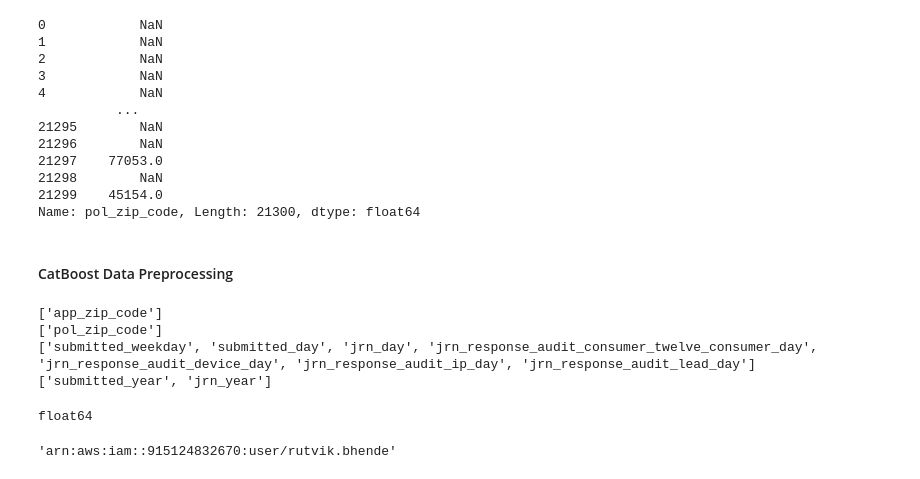
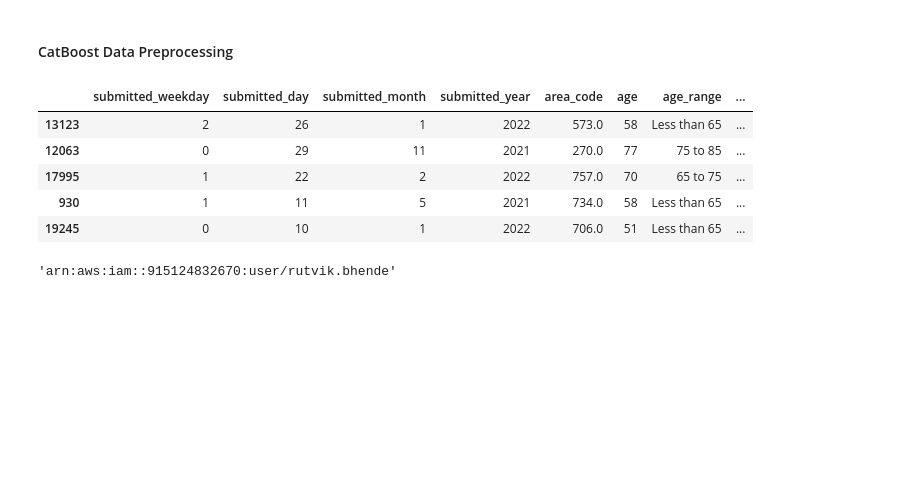
Before and after one commit to jawhar-healthcare/MedicareAdvantage_Pre_Conversion_LTV, a Jupyter notebook: ltv-models-training.ipynb, the cells around one changed output. Drawn from its saved outputs; the diff is of its cells as text; code cells hidden in the pictures; blank space fills up the shorter version.

```diff
--- a/ltv-models-training.ipynb
+++ b/ltv-models-training.ipynb
@@ -35,25 +35,10 @@ data.head()
-# %%
-data.pol_zip_code
-# %% [output]
-0            NaN
-1            NaN
-2            NaN
-3            NaN
-4            NaN
-          ...
-21295        NaN
-21296        NaN
-21297    77053.0
-21298        NaN
-21299    45154.0
-Name: pol_zip_code, Length: 21300, dtype: float64
 # %% [markdown]
 #### CatBoost Data Preprocessing
 # %%
 ## Post-process the Dataset
 from utils.post_processing_utils import process_catboost
 
-X_train, X_test = process_catboost(data=data, config_path=CONFIG_PATH)
+X_train, X_test = process_catboost(data=data, config_path=CONFIG_PATH, for_training=False)
 
 
 # logger.info(
@@ -61,6 +46,15 @@ X_train, X_test = process_catboost(data=data, config_path=CONFIG_PATH)
 #         X_train= {X_train.shape}, y_train= {y_train.shape},\
 #             X_test= {X_test.shape}, y_test= {y_test.shape}"
 # )
+# %%
+X_train.head()
+# %% [output]
+|  | submitted_weekday | submitted_day | submitted_month | submitted_year | area_code | age | age_range | ... |
+| 13123 | 2 | 26 | 1 | 2022 | 573.0 | 58 | Less than 65 | ... |
+| 12063 | 0 | 29 | 11 | 2021 | 270.0 | 77 | 75 to 85 | ... |
+| 17995 | 1 | 22 | 2 | 2022 | 757.0 | 70 | 65 to 75 | ... |
+| 930 | 1 | 11 | 5 | 2021 | 734.0 | 58 | Less than 65 | ... |
+| 19245 | 0 | 10 | 1 | 2022 | 706.0 | 51 | Less than 65 | ... |
 # %%
 ## Also store Train and Test datasets in s3
 # Train
@@ -72,20 +66,20 @@ bucket_path = f"pre-conversion-ma-ltv/data/post-processed/ma_ltv_test.csv"
 test_data_path = 's3://{}/{}'.format(s3_bucket, bucket_path)
 X_test.to_csv(test_data_path, index=False)
 # %%
-config = load_config_file(config_path=CONFIG_PATH)
-force_categorical = config["force_categorical"]
-for cat in force_categorical:
-    feats = [col for col in X_train.columns if cat in col]
-    print(feats)
+# config = load_config_file(config_path=CONFIG_PATH)
+# force_categorical = config["force_categorical"]
+# for cat in force_categorical:
+#     feats = [col for col in X_train.columns if cat.lower() in col.lower()]
+#     print(feats)
+
+# for f in feats:
+#     if f not in categorical_cols:
+#         categorical_cols.append(f)
+#     if f in numerical_cols:
+#         numerical_cols.remove(f)
+
+# print("numerical_cols:", len(numerical_cols))
+# print("categorical_cols:", len(categorical_cols))
-# %% [output]
-['app_zip_code']
-['pol_zip_code']
-['submitted_weekday', 'submitted_day', 'jrn_day', 'jrn_response_audit_consumer_twelve_consumer_day', 'jrn_response_audit_device_day', 'jrn_response_audit_ip_day', 'jrn_response_audit_lead_day']
-['submitted_year', 'jrn_year']
-# %%
-print(X_train.LTV.dtype)
-# %% [output]
-float64
 # %%
 experiment_name = 'rb_test1'
 # s3_bucket = "s3://hc-prd-mlflow-bucket"
```
Also changed, not shown: parts of 6 cells of this notebook.
